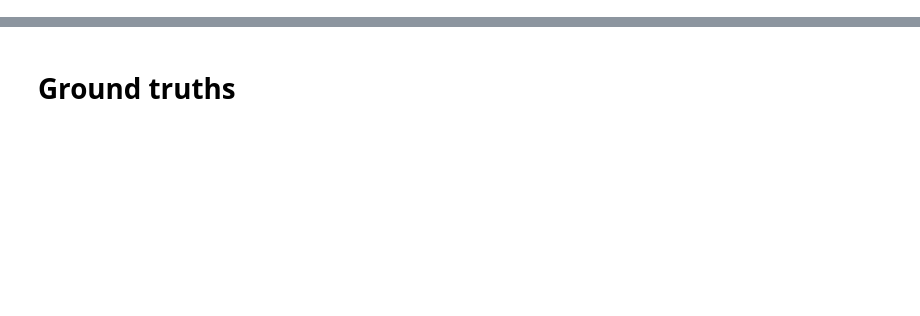
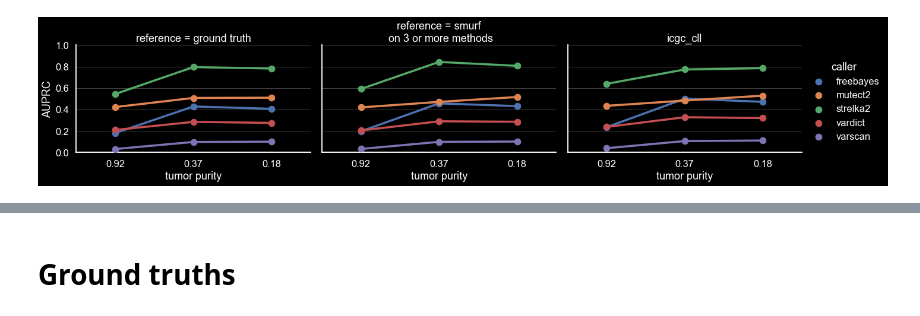
Before and after one commit to hanaecarrie/cfdna_snv_benchmark, a Jupyter notebook: analysis/SMURF benchmark.ipynb, the cells around one changed output, grey strips where cells are left out. Saved outputs shown, nothing was run; the diff lists cells and outputs as text; code cells hidden in the pictures; blank space fills up the shorter version.

```diff
--- a/analysis/SMURF benchmark.ipynb
+++ b/analysis/SMURF benchmark.ipynb
@@ -50,0 +232,83 @@ df_ind.head()
+# %%
+pd_results = pd.DataFrame()
+methods = ['freebayes', 'mutect2', 'strelka2', 'vardict', 'varscan']
+samples = ['icgc_cll', 'icgc_mbl']
+fractions = [0.2, 0.4, 1]
+purities = [0.92, 0.98] # source: Weitai
+
+aux_auprc = []
+aux_purity = []
+aux_caller = []
+aux_reference = []
+aux_sample = []
+for ref in range(3):
+    for fraction in fractions:
+        for m in methods:
+            for si, sample in enumerate(samples):
+                if ref == 0: # ground truth
+                    if fraction != 1:
+                        y_true = df_snv[df_snv['Sample_Name'] == sample+'_T'+str(int(100*fraction))+'_tumour']['TRUTH']
+                    else:
+                        y_true = df_snv[df_snv['Sample_Name'] == sample+'_tumour']['TRUTH']
+                    y_true.index.name = 'CHROM_POS'
+                    y_true = y_true.astype(bool)
+                elif ref == 1: # smurf gt given method at different purities
+                    if fraction != 1:
+                        y_true = df_snv[df_snv['Sample_Name'] == sample+'_T'+str(int(100*fraction))+'_tumour']['smurf']
+                    else:
+                        y_true = df_snv[df_snv['Sample_Name'] == sample+'_tumour']['smurf']
+                    y_true.index.name = 'CHROM_POS'
+                    y_true = y_true.astype(bool)
+                elif ref == 2: # smurf gt on 3 methods
+                    if fraction != 1:
+                        y_true = df_snv[df_snv['Sample_Name'] == sample+'_T'+str(int(100*fraction))+'_tumour'][methods]
+                    else:
+                        y_true = df_snv[df_snv['Sample_Name'] == sample+'_tumour'][methods]
+                    y_true.index.name = 'CHROM_POS'
+                    y_true = y_true.sum(axis=1)
+                    y_true[y_true < 3] = 0
+                    y_true[y_true != 0 ] = 1
+                    y_true = y_true.astype(bool)
+                baselineAUPRC= len(y_true[y_true == True])/len(y_true)
+                if fraction != 1:
+                    a = df_snv[df_snv['Sample_Name'] == sample+'_T'+str(int(100*fraction))+'_tumour'][m]
+                else:
+                    a = df_snv[df_snv['Sample_Name'] == sample+'_tumour'][m]
+                aux_auprc.append(average_precision_score(y_true, a.reindex(y_true.index).fillna(False)))
+                aux_purity.append(round(fraction*purities[si], 2))
+                aux_caller.append(m)
+                aux_sample.append(sample)
+                if ref == 0:
+                    aux_reference.append('ground truth')
+                elif ref == 1:
+                    aux_reference.append('smurf\n on 3 or more methods')
+                elif ref == 2:
+                    aux_reference.append('smurf\n on given method')
+                print(ref, sample, m, round(fraction*purities[si], 2), average_precision_score(y_true, a.reindex(y_true.index).fillna(False)))
+                print(a[a==True].shape, y_true[y_true == True].shape)
+pd_results['AUPRC'] = aux_auprc
+pd_results['tumor purity'] = aux_purity
+pd_results['caller'] = aux_caller
+pd_results['reference'] = aux_reference
+pd_results['sample'] = aux_sample
+
+
+for si, sample in enumerate(samples):
+    sns.catplot(x="tumor purity", y="AUPRC", hue="caller",  col='reference',
+              capsize=.2, height=4, aspect=1.5, kind="point",
+                order=sorted(pd_results[pd_results['sample'] == sample]['tumor purity'].unique(), reverse=True),
+                    data=pd_results[pd_results['sample'] == sample])
+    plt.axhline(y = 0, color = 'k', linestyle = '--', label='baseline AUPRC')
+    plt.ylim([0, 1])
+    plt.title(sample)
+
+
+for si, sample in enumerate(samples):
+    sns.catplot(x="tumor purity", y="AUPRC", hue="caller",
+              capsize=.2, height=4, aspect=1.5, kind="point",
+                order=sorted(pd_results[pd_results['sample'] == sample]['tumor purity'].unique(), reverse=True),
+                    data=pd_results[(pd_results['sample'] == sample) & (pd_results['reference'] == 'ground truth')])
+    plt.axhline(y = baselineAUPRC, color = 'w', linestyle = '--', label='baseline AUPRC')
+    plt.ylim([0, 1])
+    plt.title(sample)
+# %% [output]
@@ -50,0 +332 @@ df_ind.head()
+[figure, added]
```
Also changed, not shown: parts of 16 cells of this notebook, 2 other files.
